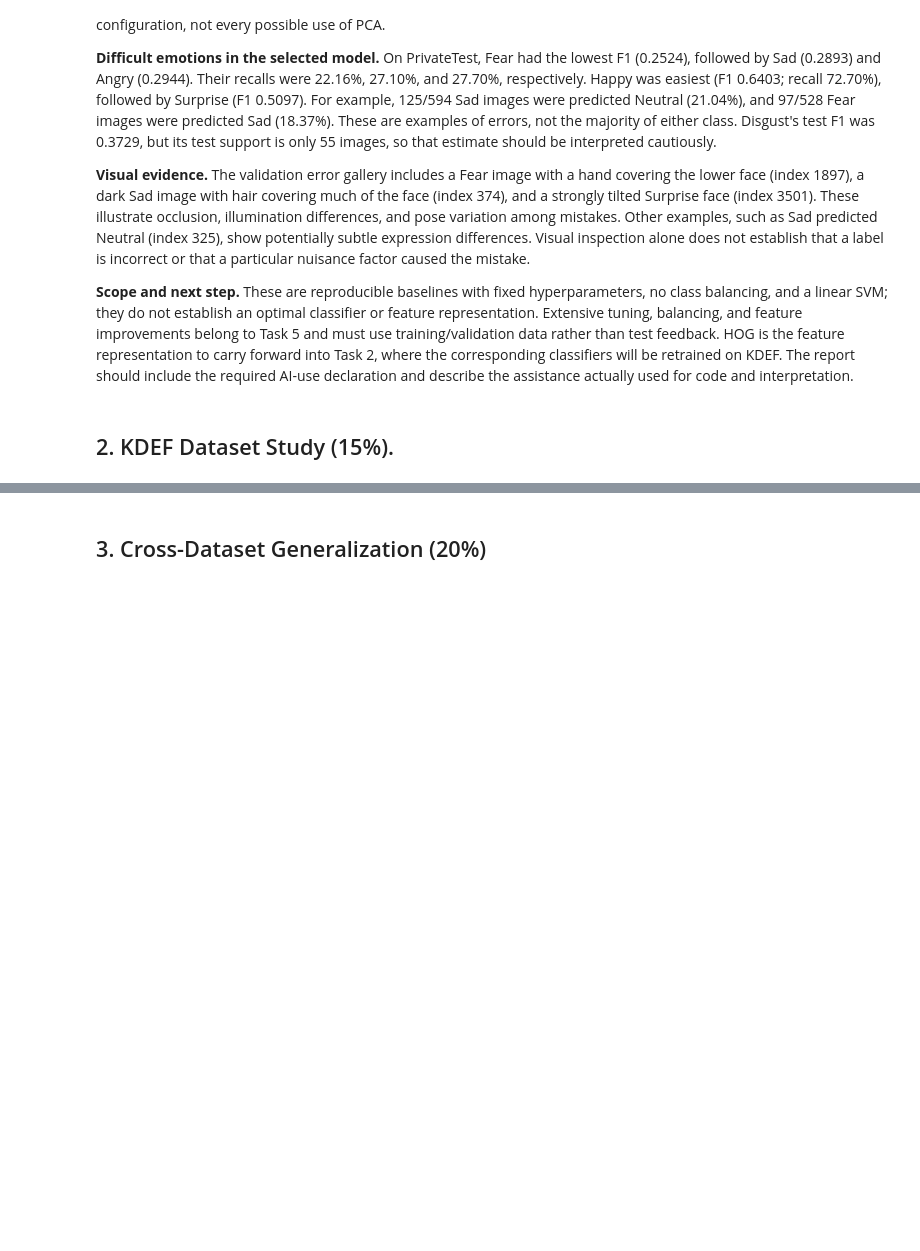
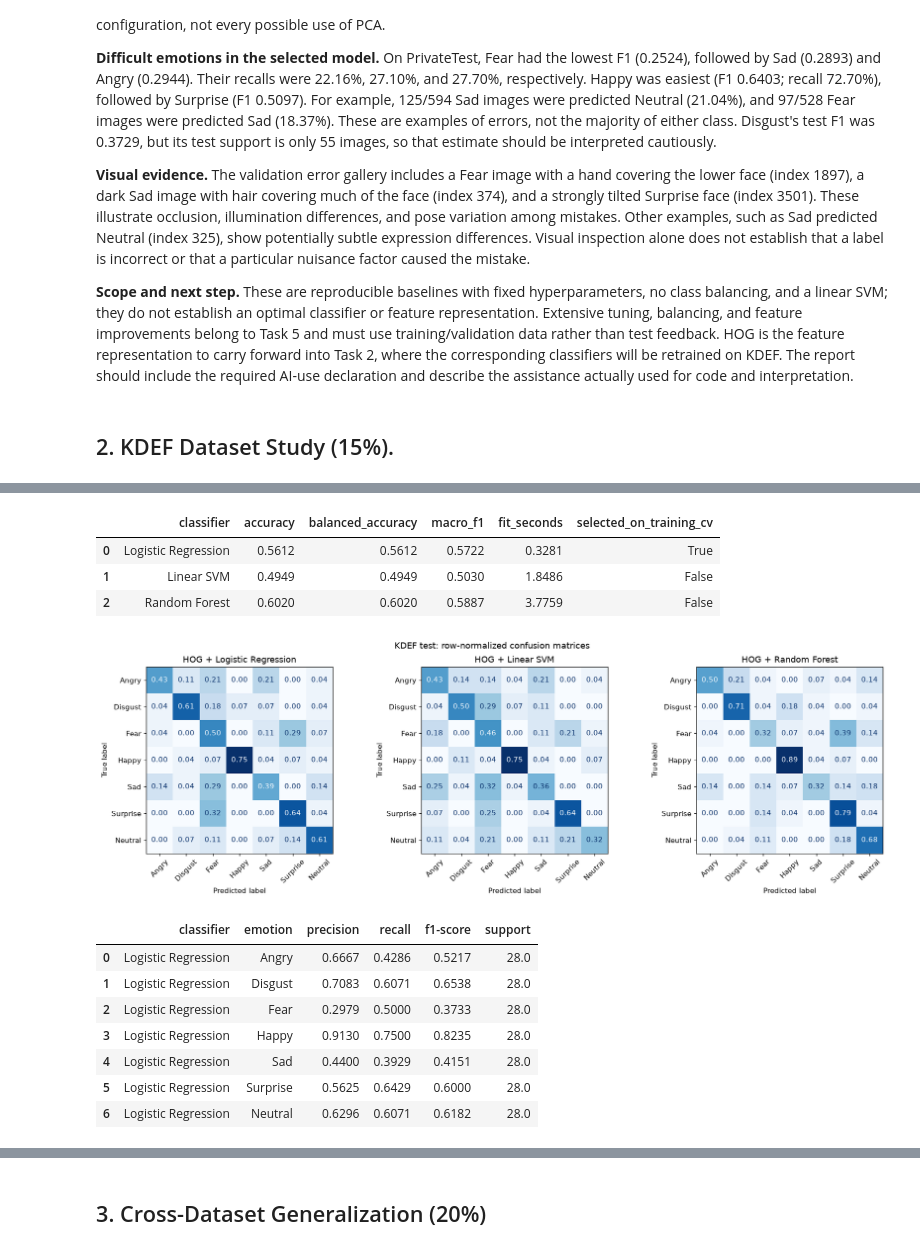
Before and after one commit to dhafinrizaldi/emotion-detection, a Jupyter notebook: emotion_detection_group11.ipynb, the cells around one changed output, grey strips where cells are left out. Saved outputs shown, nothing was run; the diff lists cells and outputs as text; code cells hidden in the pictures; blank space fills up the shorter version.

```diff
--- a/emotion_detection_group11.ipynb
+++ b/emotion_detection_group11.ipynb
@@ -536,0 +792,68 @@ PCA was weakest for all three classifiers on both splits. Its 150 components ret
+# %%
+t2_frozen_selection = {'feature': 'hog', 'selected_classifier': t2_selected_classifier,
+    'selection_method': '5-fold GroupKFold on the 56 training identities; mean macro-F1',
+    'test_used_for_selection': False, 'hog_settings': T2_HOG,
+    'training_subjects': sorted(t2_train_subjects), 'test_subjects': sorted(t2_test_subjects),
+    'seed': T2_SEED, 'preprocessing_cache_key': t2_cache_key,
+    'parameters': {name: str(estimator.get_params()) for name, estimator in t2_estimators.items()}}
+(T2_OUT / 'frozen_selection.json').write_text(json.dumps(t2_frozen_selection, indent=2), encoding='utf-8')
+
+def t2_metrics(actual, predicted):
+    return {'accuracy': accuracy_score(actual, predicted),
+            'balanced_accuracy': balanced_accuracy_score(actual, predicted),
+            'macro_f1': f1_score(actual, predicted, labels=T2_LABELS, average='macro', zero_division=0)}
+
+t2_models, t2_fit_seconds = {}, {}
+for name, estimator in t2_estimators.items():
+    start = perf_counter()
+    t2_models[name] = clone(estimator).fit(t2_X_train, t2_y_train)
+    t2_fit_seconds[name] = perf_counter() - start
+
+t2_predictions, t2_result_rows, t2_class_rows = {}, [], []
+for name, model in t2_models.items():
+    predicted = model.predict(t2_X_test)
+    t2_predictions[name] = predicted
+    t2_result_rows.append({'classifier': name, **t2_metrics(t2_y_test, predicted),
+                          'fit_seconds': t2_fit_seconds[name],
+                          'selected_on_training_cv': name == t2_selected_classifier})
+    slug = name.lower().replace(' ', '_')
+    report = classification_report(t2_y_test, predicted, labels=T2_LABELS,
+                                  target_names=T2_NAMES, output_dict=True, zero_division=0)
+    pd.DataFrame(report).T.to_csv(T2_OUT / f'{slug}_classification_report.csv')
+    for emotion in T2_NAMES:
+        t2_class_rows.append({'classifier': name, 'emotion': emotion, **report[emotion]})
+    prediction_table = t2_manifest.loc[t2_test_mask].reset_index(drop=True).copy()
+    prediction_table['predicted'] = predicted
+    prediction_table.to_csv(T2_OUT / f'{slug}_test_predictions.csv', index=False)
+    np.savetxt(T2_OUT / f'{slug}_confusion_counts.csv',
+               confusion_matrix(t2_y_test, predicted, labels=T2_LABELS), delimiter=',', fmt='%d')
+t2_results = pd.DataFrame(t2_result_rows)
+t2_class_results = pd.DataFrame(t2_class_rows)
+t2_results.to_csv(T2_OUT / 'test_results.csv', index=False)
+t2_class_results.to_csv(T2_OUT / 'per_class_test_results.csv', index=False)
+display(t2_results.round(4))
+fig, axes = plt.subplots(1, 3, figsize=(16, 5))
+for ax, (name, predicted) in zip(axes, t2_predictions.items()):
+    ConfusionMatrixDisplay.from_predictions(t2_y_test, predicted, labels=T2_LABELS,
+        display_labels=T2_NAMES, normalize='true', values_format='.2f', cmap='Blues',
+        colorbar=False, xticks_rotation=45, ax=ax)
+    ax.set_title(f'HOG + {name}')
+fig.suptitle('KDEF test: row-normalized confusion matrices')
+plt.tight_layout()
+fig.savefig(T2_OUT / 'test_confusion_matrices.png', dpi=180, bbox_inches='tight')
+plt.show()
+display(t2_class_results.loc[t2_class_results.classifier == t2_selected_classifier].round(4))
+# %% [output]
+|  | classifier | accuracy | balanced_accuracy | macro_f1 | fit_seconds | selected_on_training_cv |
+| 0 | Logistic Regression | 0.5612 | 0.5612 | 0.5722 | 0.3281 | True |
+| 1 | Linear SVM | 0.4949 | 0.4949 | 0.5030 | 1.8486 | False |
+| 2 | Random Forest | 0.6020 | 0.6020 | 0.5887 | 3.7759 | False |
+[figure, added]
+|  | classifier | emotion | precision | recall | f1-score | support |
+| 0 | Logistic Regression | Angry | 0.6667 | 0.4286 | 0.5217 | 28.0 |
+| 1 | Logistic Regression | Disgust | 0.7083 | 0.6071 | 0.6538 | 28.0 |
+| 2 | Logistic Regression | Fear | 0.2979 | 0.5000 | 0.3733 | 28.0 |
+| 3 | Logistic Regression | Happy | 0.9130 | 0.7500 | 0.8235 | 28.0 |
+| 4 | Logistic Regression | Sad | 0.4400 | 0.3929 | 0.4151 | 28.0 |
+| 5 | Logistic Regression | Surprise | 0.5625 | 0.6429 | 0.6000 | 28.0 |
+| 6 | Logistic Regression | Neutral | 0.6296 | 0.6071 | 0.6182 | 28.0 |
```
Also changed, not shown: parts of 16 cells of this notebook, 26 other files.
